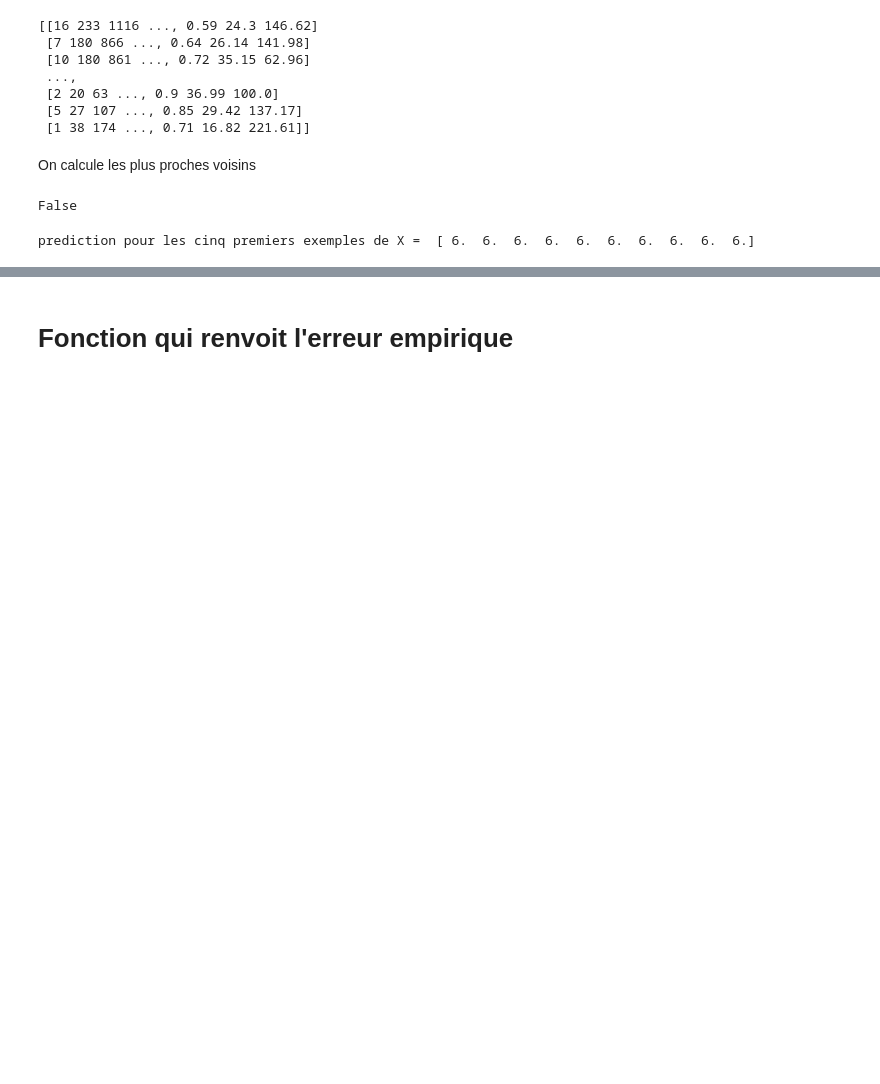
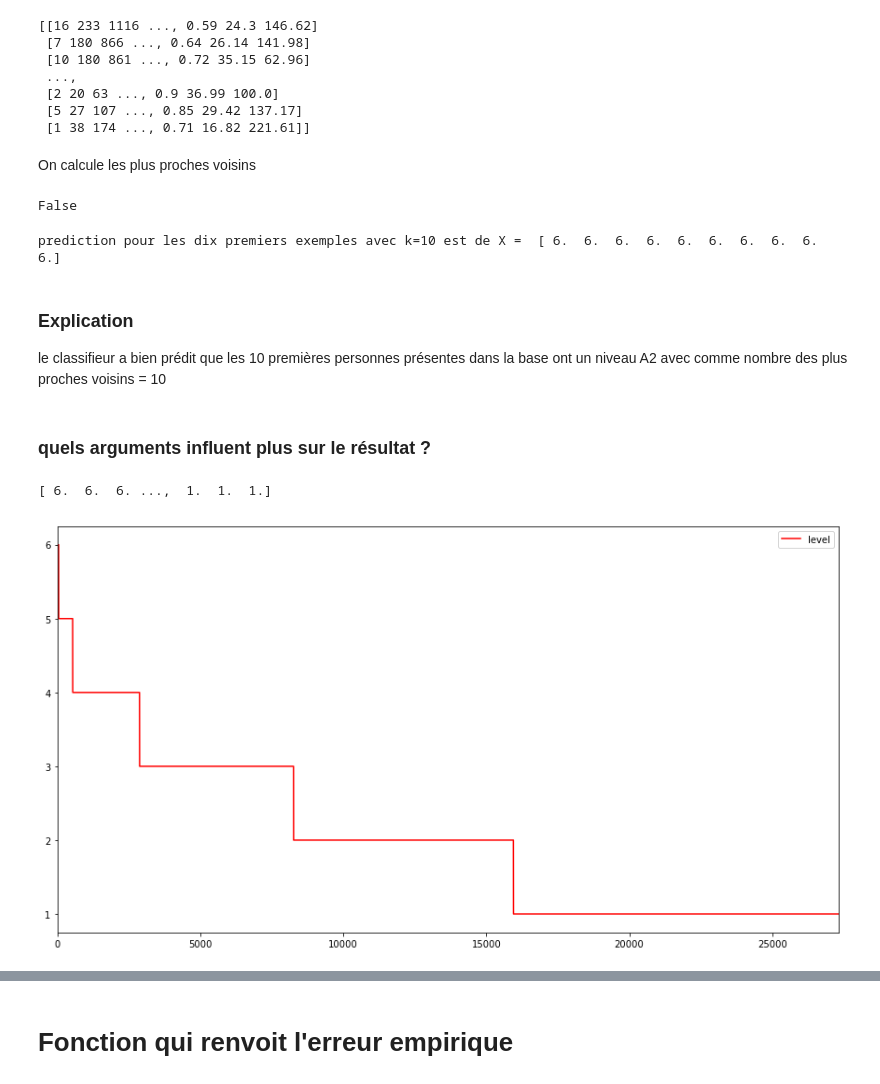
Before and after one commit to jugurtha94/AFD_Jugurtha_Amine, a Jupyter notebook: Projet.ipynb, the cells around one changed output, grey strips where cells are left out. Cells and saved outputs as stored; diff of their text form; code cells hidden in the pictures; blank space fills up the shorter version.

```diff
--- a/Projet.ipynb
+++ b/Projet.ipynb
@@ -115,8 +111,23 @@ False
 # %%
 # Créeons un `classifieur` qui calculera les 3 plus proches voisins d'un nouveau points
 # en prenant des voisins parmi tous les exemples de X
-classifieur = KNeighborsClassifier(n_neighbors=3).fit(X[:10],y[:10])
+classifieur = KNeighborsClassifier(n_neighbors=10).fit(X[:10],y[:10])
 # Calcul de la prédiction pour les tuples de la matrice
-print('prediction pour les cinq premiers exemples de X = ',classifieur.predict(X[:10]))
+print('prediction pour les dix premiers exemples avec k=10 est de X = ',classifieur.predict(X[:10]))
 # %% [output]
-prediction pour les cinq premiers exemples de X =  [ 6.  6.  6.  6.  6.  6.  6.  6.  6.  6.]
+prediction pour les dix premiers exemples avec k=10 est de X =  [ 6.  6.  6.  6.  6.  6.  6.  6.  6.  6.]
+# %% [markdown]
+### Explication
+le classifieur a bien prédit que les 10 premières personnes présentes dans la base ont un niveau A2 avec comme nombre des plus proches voisins = 10
+# %% [markdown]
+### quels arguments influent plus sur le résultat ?
+# %%
+print(y)
+fig= plt.subplots(figsize=(15, 8))
+level=pandas.DataFrame(y)
+level[0].plot(color='red', label='level')
+plt.legend(loc='best');
+plt.show()
+# %% [output]
+[ 6.  6.  6. ...,  1.  1.  1.]
+[figure, added]
```
Also changed, not shown: parts of 9 cells of this notebook.
